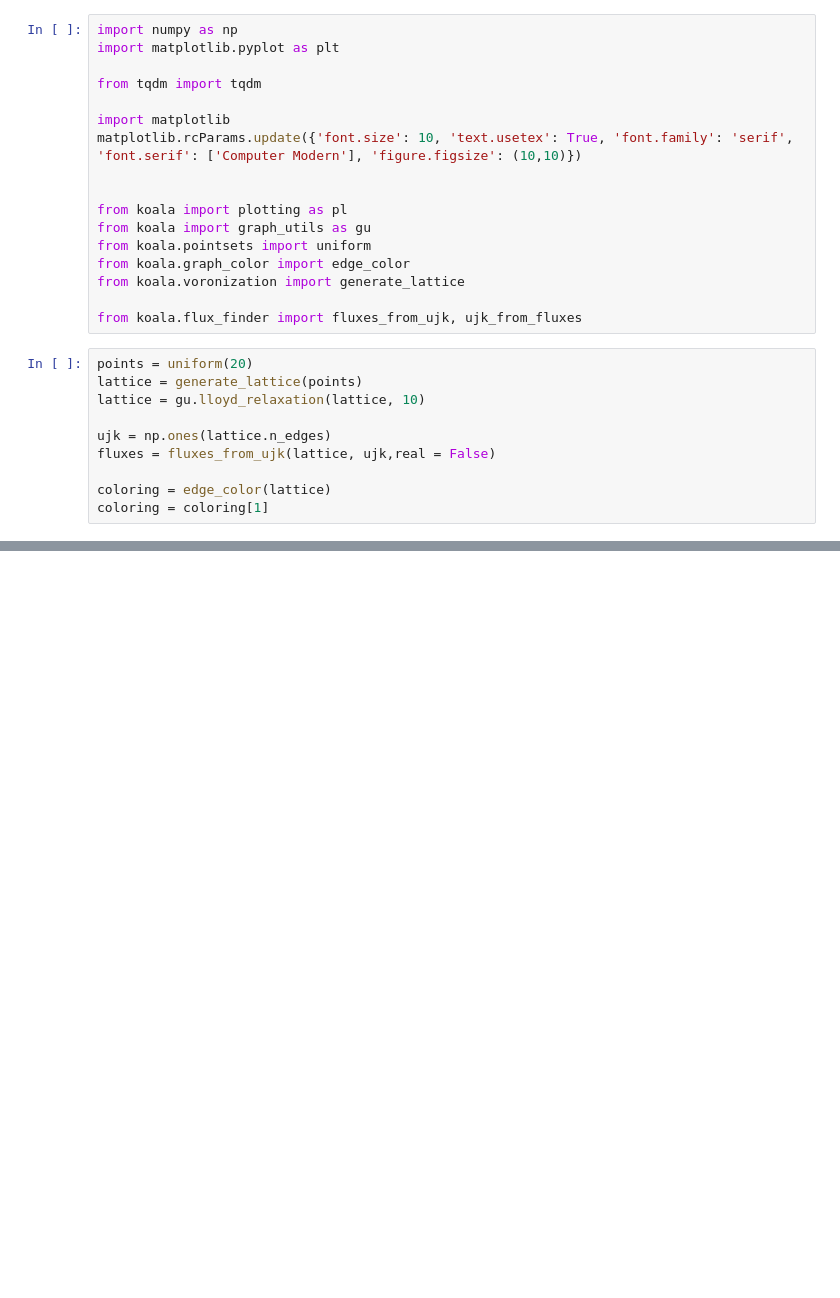
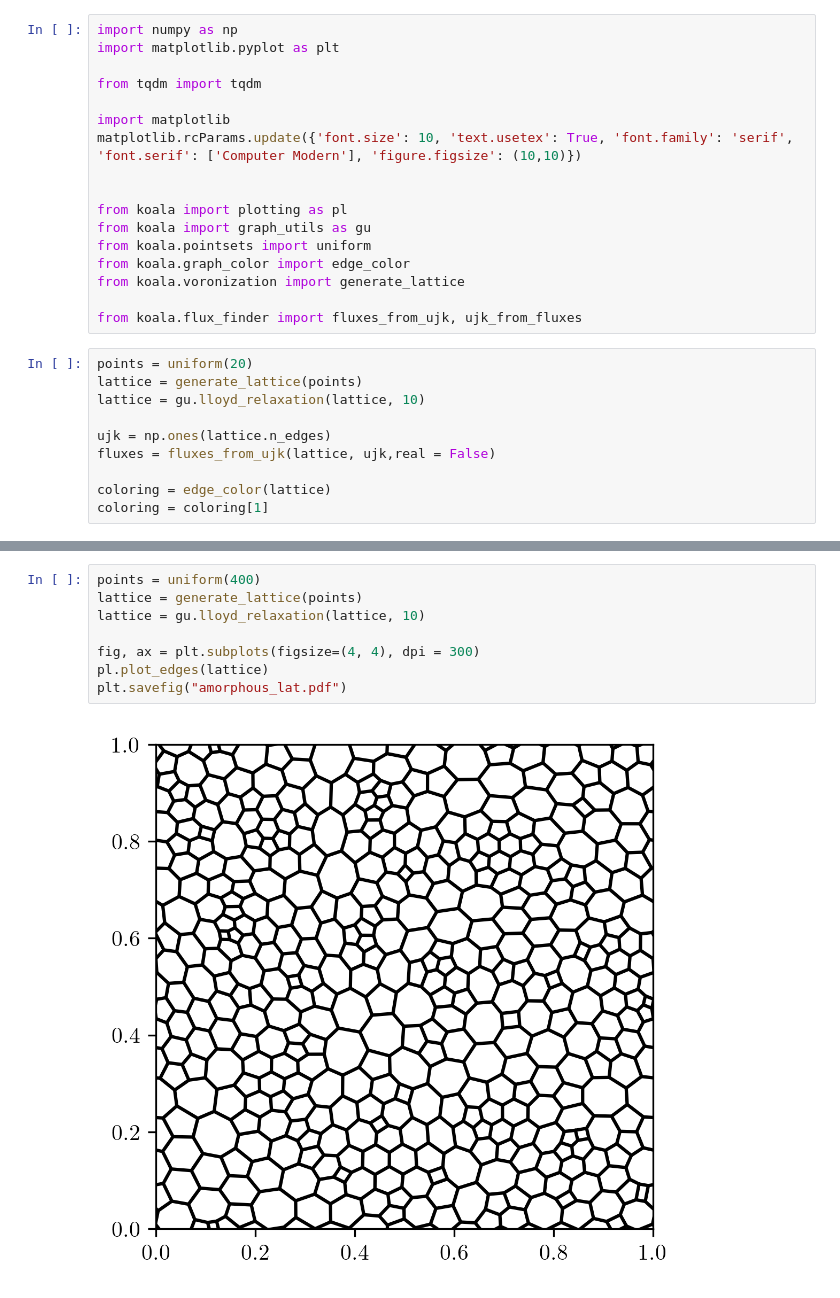
Before and after one commit to dpreuo/PhD-Thesis, a Jupyter notebook: kitaev_model/figures/code_for_generating_diagrams/amorphous_gauge_fluxes.ipynb, the cells around one changed output, grey strips where cells are left out. Drawn from its saved outputs; the diff is of its cells as text; blank space fills up the shorter version.

```diff
--- a/kitaev_model/figures/code_for_generating_diagrams/amorphous_gauge_fluxes.ipynb
+++ b/kitaev_model/figures/code_for_generating_diagrams/amorphous_gauge_fluxes.ipynb
@@ -46,0 +47,10 @@ plt.savefig("amorphous_colouring.pdf")
+# %%
+points = uniform(400)
+lattice = generate_lattice(points)
+lattice = gu.lloyd_relaxation(lattice, 10)
+
+fig, ax = plt.subplots(figsize=(4, 4), dpi = 300)
+pl.plot_edges(lattice)
+plt.savefig("amorphous_lat.pdf")
+# %% [output]
+[figure, added]
```
Also changed, not shown: parts of 1 cell of this notebook, 30 other files.
